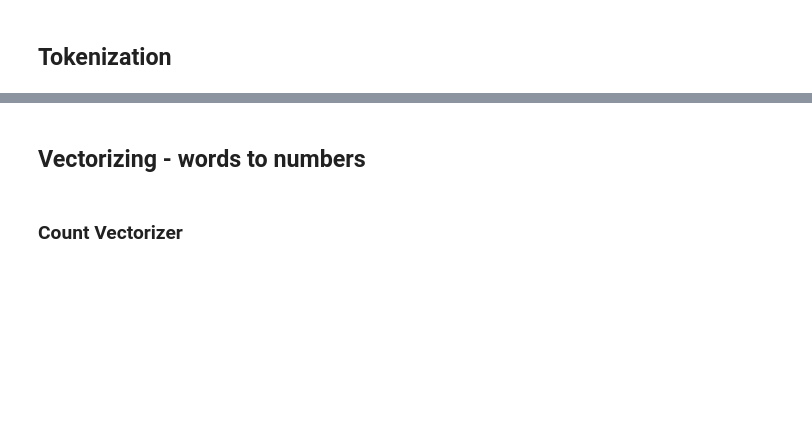
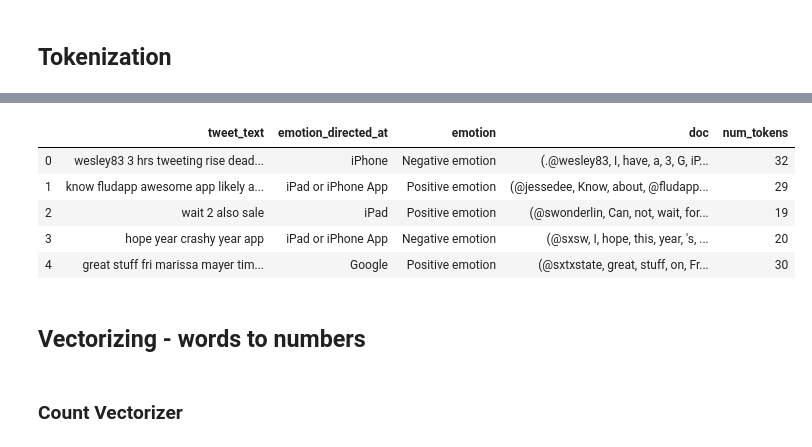
Before and after one commit to jhusney1/Tweet-Sentiment-Analysis, a Jupyter notebook: student.ipynb, the cells around one changed output, grey strips where cells are left out. Saved outputs shown, nothing was run; the diff lists cells and outputs as text; code cells hidden in the pictures; blank space fills up the shorter version.

```diff
--- a/student.ipynb
+++ b/student.ipynb
@@ -229,3 +322,12 @@ print(accuracy_score(y_test, predictions))
+# %%
+df.head()
+# %% [output]
+|  | tweet_text | emotion_directed_at | emotion | doc | num_tokens |
+| 0 | wesley83 3 hrs tweeting rise dead... | iPhone | Negative emotion | (.@wesley83, I, have, a, 3, G, iP... | 32 |
+| 1 | know fludapp awesome app likely a... | iPad or iPhone App | Positive emotion | (@jessedee, Know, about, @fludapp... | 29 |
+| 2 | wait 2 also sale | iPad | Positive emotion | (@swonderlin, Can, not, wait, for... | 19 |
+| 3 | hope year crashy year app | iPad or iPhone App | Negative emotion | (@sxsw, I, hope, this, year, 's, ... | 20 |
+| 4 | great stuff fri marissa mayer tim... | Google | Positive emotion | (@sxtxstate, great, stuff, on, Fr... | 30 |
 # %% [markdown]
 ## <a id='vectorize'>Vectorizing - words to numbers</a>
 # %% [markdown]
```
Also changed, not shown: parts of 46 cells of this notebook, 1 other file.
